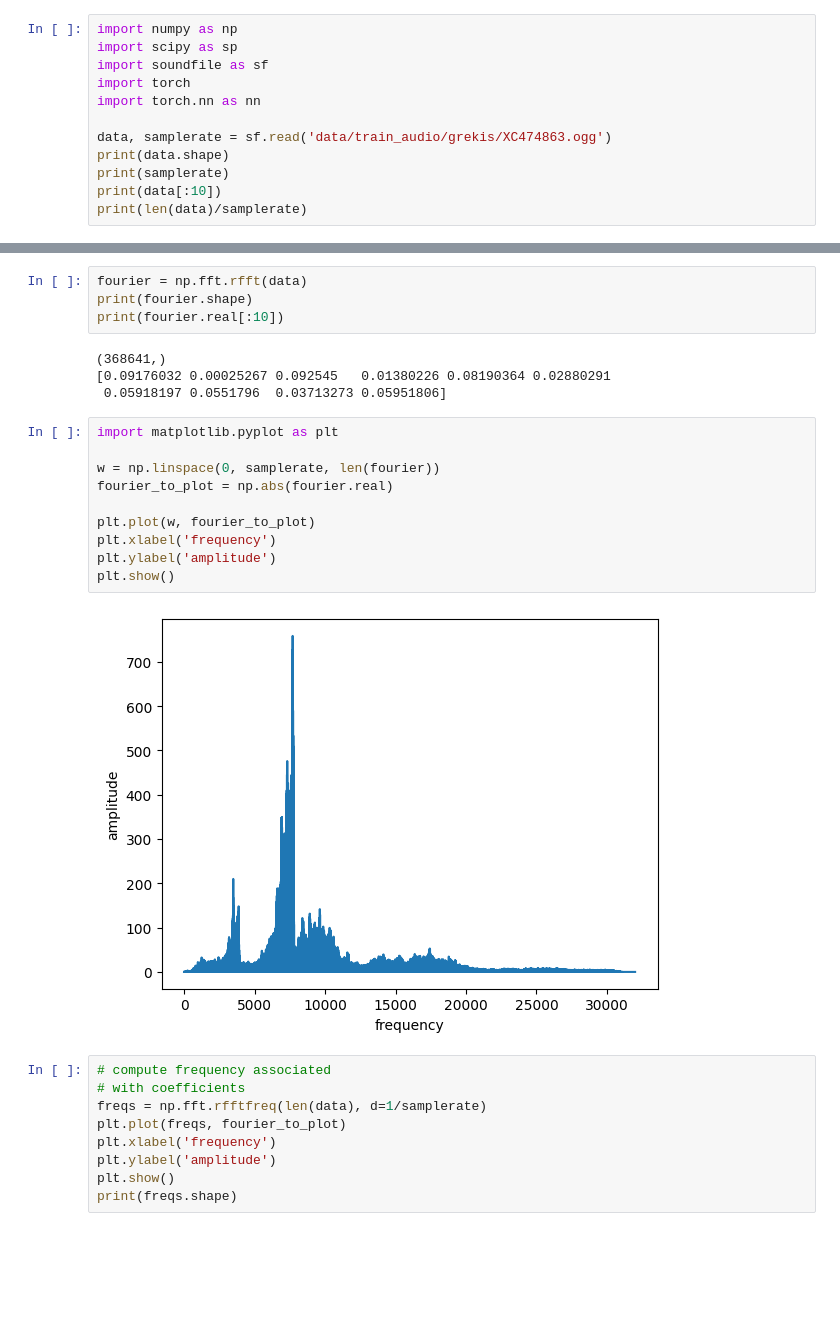
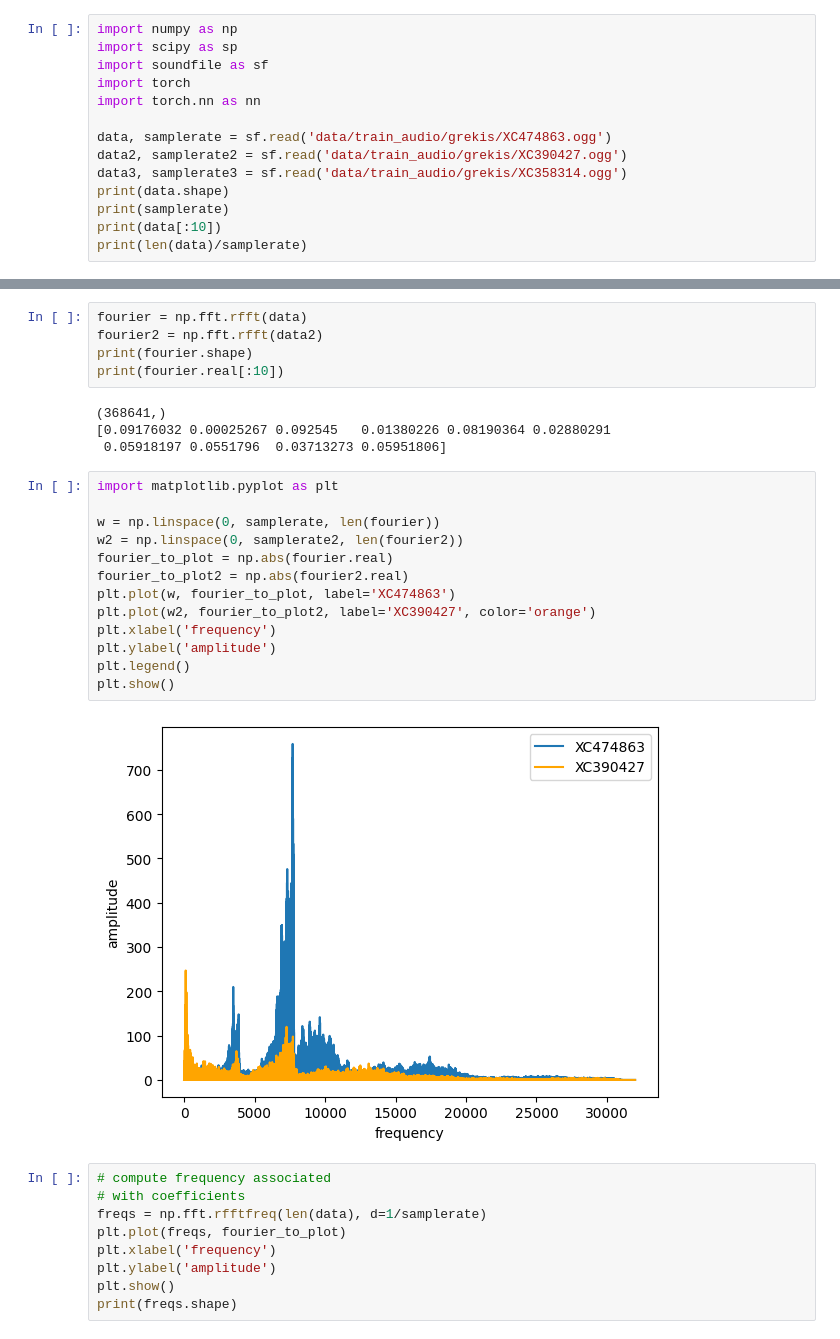
Before and after one commit to ryanmcgreevy/kaggle, a Jupyter notebook: birdclef26/explore.ipynb, the cells around one changed output, grey strips where cells are left out. Cells and saved outputs as stored; diff of their text form; blank space fills up the shorter version.

```diff
--- a/birdclef26/explore.ipynb
+++ b/birdclef26/explore.ipynb
@@ -6,6 +6,8 @@ import torch
 import torch.nn as nn
 
 data, samplerate = sf.read('data/train_audio/grekis/XC474863.ogg')
+data2, samplerate2 = sf.read('data/train_audio/grekis/XC390427.ogg')
+data3, samplerate3 = sf.read('data/train_audio/grekis/XC358314.ogg')
 print(data.shape)
 print(samplerate)
 print(data[:10])
@@ -19,6 +21,7 @@ print(len(data)/samplerate)
 23.04
 # %%
 fourier = np.fft.rfft(data)
+fourier2 = np.fft.rfft(data2)
 print(fourier.shape)
 print(fourier.real[:10])
 # %% [output]
@@ -28,15 +31,18 @@ print(fourier.real[:10])
 # %%
 import matplotlib.pyplot as plt
 
 w = np.linspace(0, samplerate, len(fourier))
+w2 = np.linspace(0, samplerate2, len(fourier2))
 fourier_to_plot = np.abs(fourier.real)
-
-plt.plot(w, fourier_to_plot)
+fourier_to_plot2 = np.abs(fourier2.real)
+plt.plot(w, fourier_to_plot, label='XC474863')
+plt.plot(w2, fourier_to_plot2, label='XC390427', color='orange')
 plt.xlabel('frequency')
 plt.ylabel('amplitude')
+plt.legend()
 plt.show()
 # %% [output]
-[figure, old version]
+[figure, new version]
 # %%
 # compute frequency associated
 # with coefficients
```
Also changed, not shown: 1 other file.
